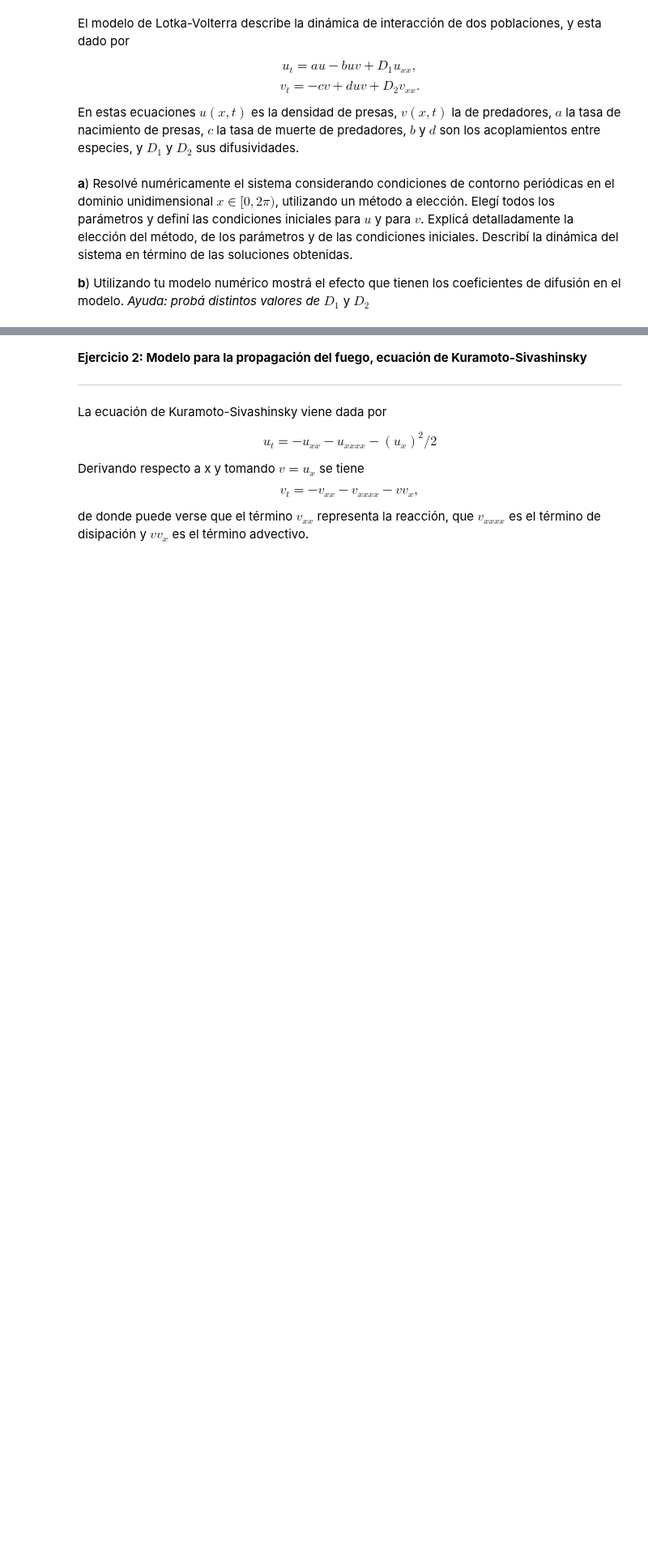
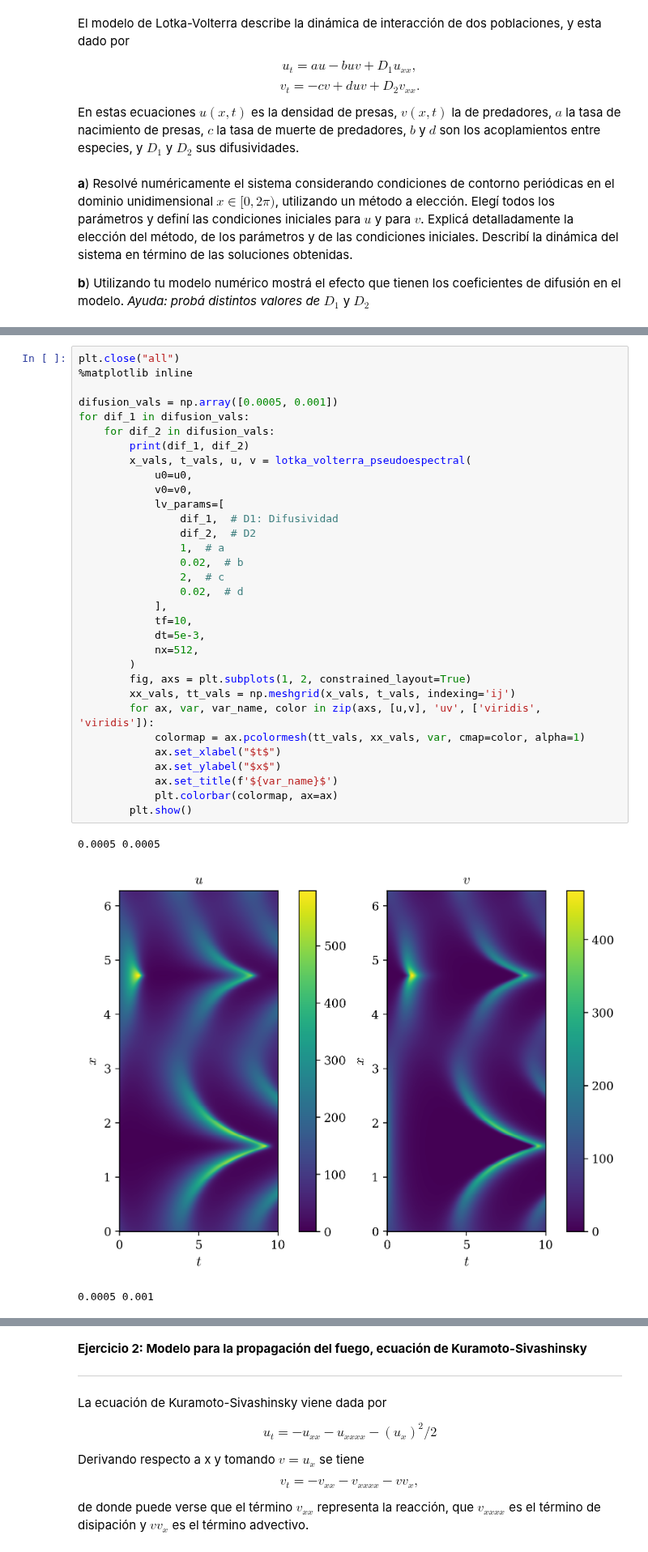
Before and after one commit to agustinbrusco/Sistemas_Complejos, a Jupyter notebook: guias/Guia5.ipynb, the cells around one changed output, grey strips where cells are left out. Shown at 81% size. Saved outputs shown, nothing was run; the diff lists cells and outputs as text; blank space fills up the shorter version.

```diff
--- a/guias/Guia5.ipynb
+++ b/guias/Guia5.ipynb
@@ -212,0 +236,36 @@ anim
+# %%
+plt.close("all")
+%matplotlib inline
+
+difusion_vals = np.array([0.0005, 0.001])
+for dif_1 in difusion_vals:
+    for dif_2 in difusion_vals:
+        print(dif_1, dif_2)
+        x_vals, t_vals, u, v = lotka_volterra_pseudoespectral(
+            u0=u0,
+            v0=v0,
+            lv_params=[
+                dif_1,  # D1: Difusividad
+                dif_2,  # D2
+                1,  # a
+                0.02,  # b
+                2,  # c
+                0.02,  # d
+            ],
+            tf=10,
+            dt=5e-3,
+            nx=512,
+        )
+        fig, axs = plt.subplots(1, 2, constrained_layout=True)
+        xx_vals, tt_vals = np.meshgrid(x_vals, t_vals, indexing='ij')
+        for ax, var, var_name, color in zip(axs, [u,v], 'uv', ['viridis', 'viridis']):
+            colormap = ax.pcolormesh(tt_vals, xx_vals, var, cmap=color, alpha=1)
+            ax.set_xlabel("$t$")
+            ax.set_ylabel("$x$")
+            ax.set_title(f'${var_name}$')
+            plt.colorbar(colormap, ax=ax)
+        plt.show()
+# %% [output]
+0.0005 0.0005
+[figure, added]
+0.0005 0.001
```
Also changed, not shown: parts of 10 cells of this notebook.
